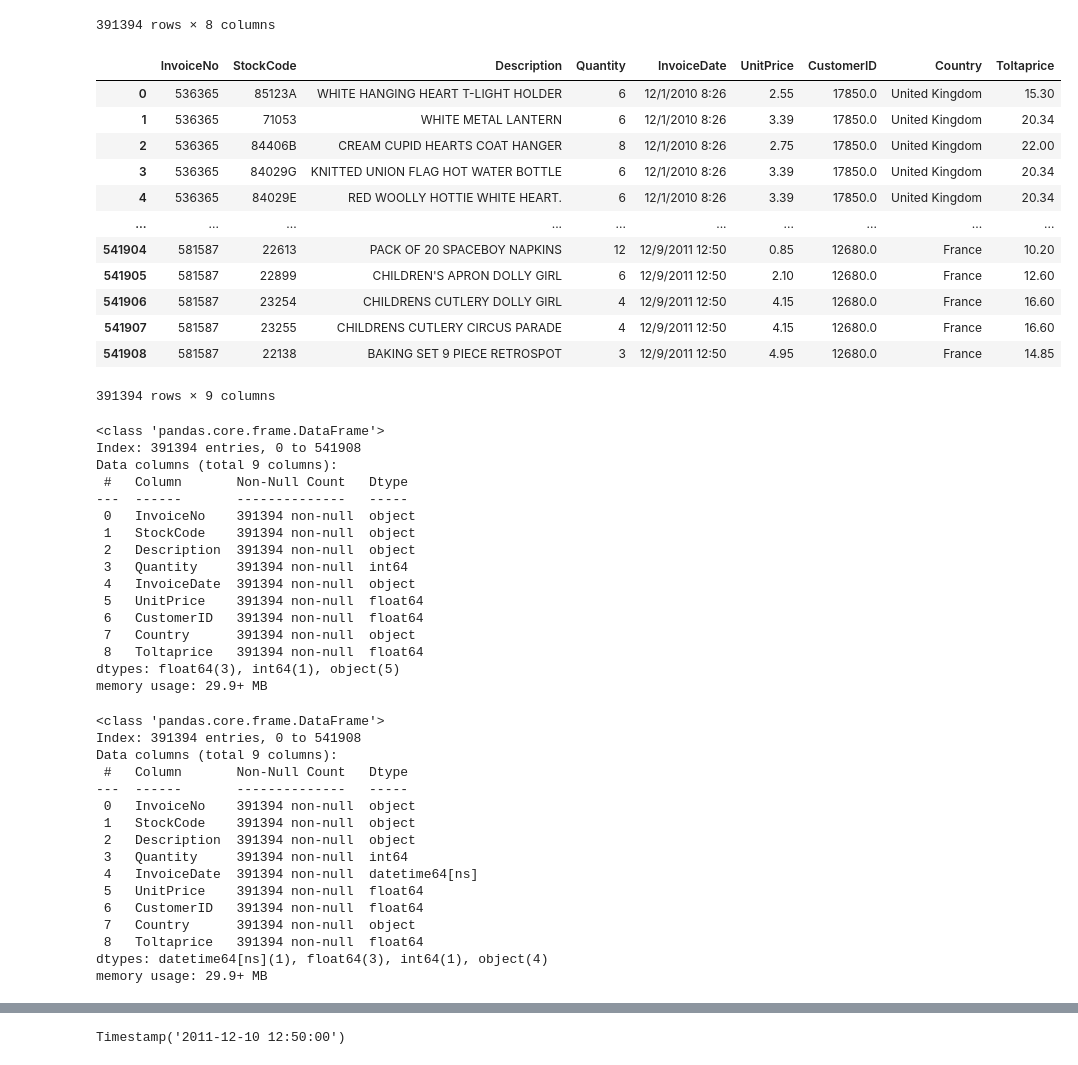
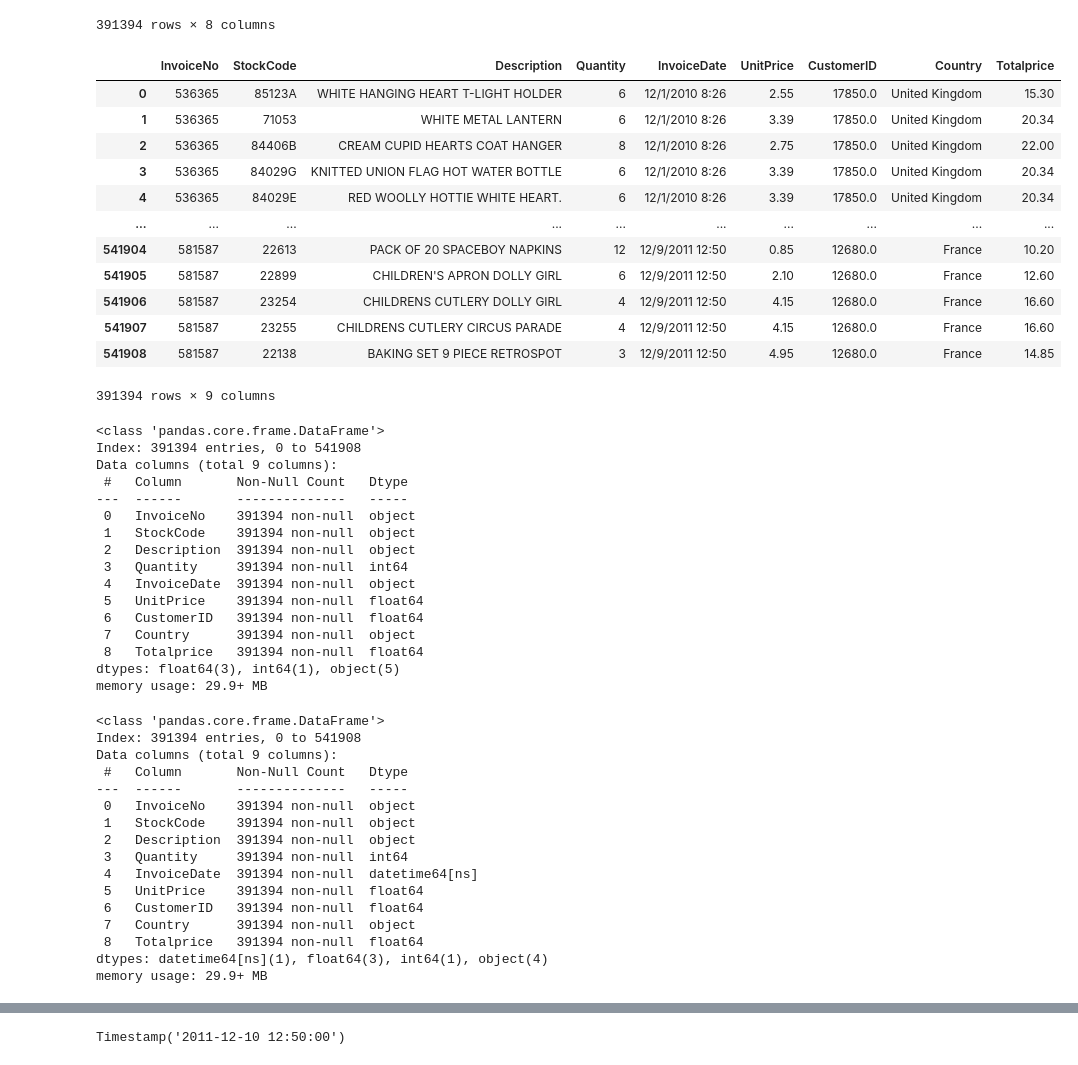
Before and after one commit to AkshayShetty7/Customer-Segmentation-Personalized-Marketing-in-Retail, a Jupyter notebook: E-commerce segment.ipynb, the cells around one changed output, grey strips where cells are left out. Drawn from its saved outputs; the diff is of its cells as text; code cells hidden in the pictures.

```diff
--- a/E-commerce segment.ipynb
+++ b/E-commerce segment.ipynb
@@ -180,10 +180,10 @@ df
 | 541908 | 581587 | 22138 | BAKING SET 9 PIECE RETROSPOT | 3 | 12/9/2011 12:50 | 4.95 | 12680.0 | France |
 391394 rows × 8 columns
 # %%
-df['Toltaprice']=df['Quantity']*df['UnitPrice']
+df['Totalprice']=df['Quantity']*df['UnitPrice']
 df
 # %% [output]
-|  | InvoiceNo | StockCode | Description | Quantity | InvoiceDate | UnitPrice | CustomerID | Country | Toltaprice |
+|  | InvoiceNo | StockCode | Description | Quantity | InvoiceDate | UnitPrice | CustomerID | Country | Totalprice |
 | 0 | 536365 | 85123A | WHITE HANGING HEART T-LIGHT HOLDER | 6 | 12/1/2010 8:26 | 2.55 | 17850.0 | United Kingdom | 15.30 |
 | 1 | 536365 | 71053 | WHITE METAL LANTERN | 6 | 12/1/2010 8:26 | 3.39 | 17850.0 | United Kingdom | 20.34 |
 | 2 | 536365 | 84406B | CREAM CUPID HEARTS COAT HANGER | 8 | 12/1/2010 8:26 | 2.75 | 17850.0 | United Kingdom | 22.00 |
@@ -212,7 +212,7 @@ Data columns (total 9 columns):
  5   UnitPrice    391394 non-null  float64
  6   CustomerID   391394 non-null  float64
  7   Country      391394 non-null  object
- 8   Toltaprice   391394 non-null  float64
+ 8   Totalprice   391394 non-null  float64
 dtypes: float64(3), int64(1), object(5)
 memory usage: 29.9+ MB
 # %%
@@ -232,7 +232,7 @@ Data columns (total 9 columns):
  5   UnitPrice    391394 non-null  float64
  6   CustomerID   391394 non-null  float64
  7   Country      391394 non-null  object
- 8   Toltaprice   391394 non-null  float64
+ 8   Totalprice   391394 non-null  float64
 dtypes: datetime64[ns](1), float64(3), int64(1), object(4)
 memory usage: 29.9+ MB
 # %%
```
Also changed, not shown: parts of 6 cells of this notebook.
